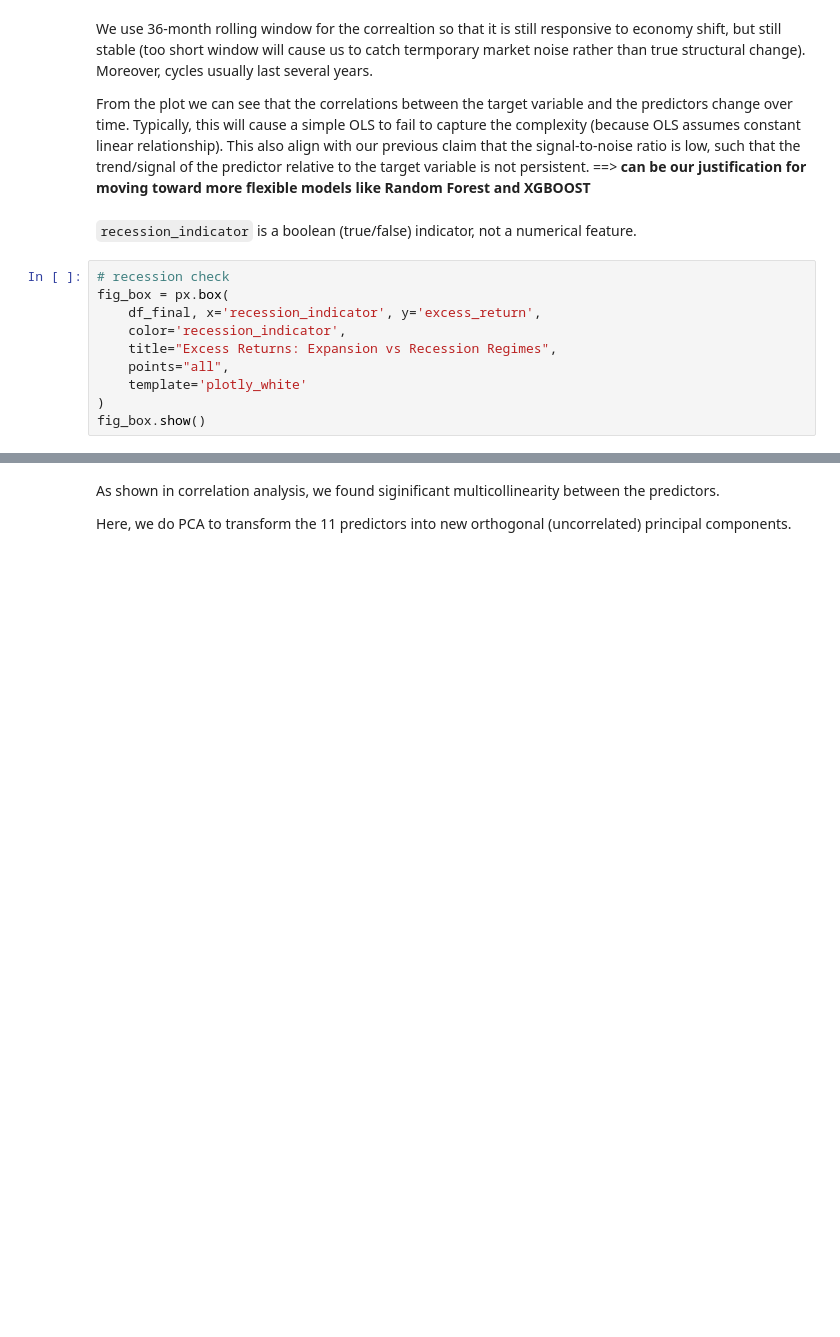
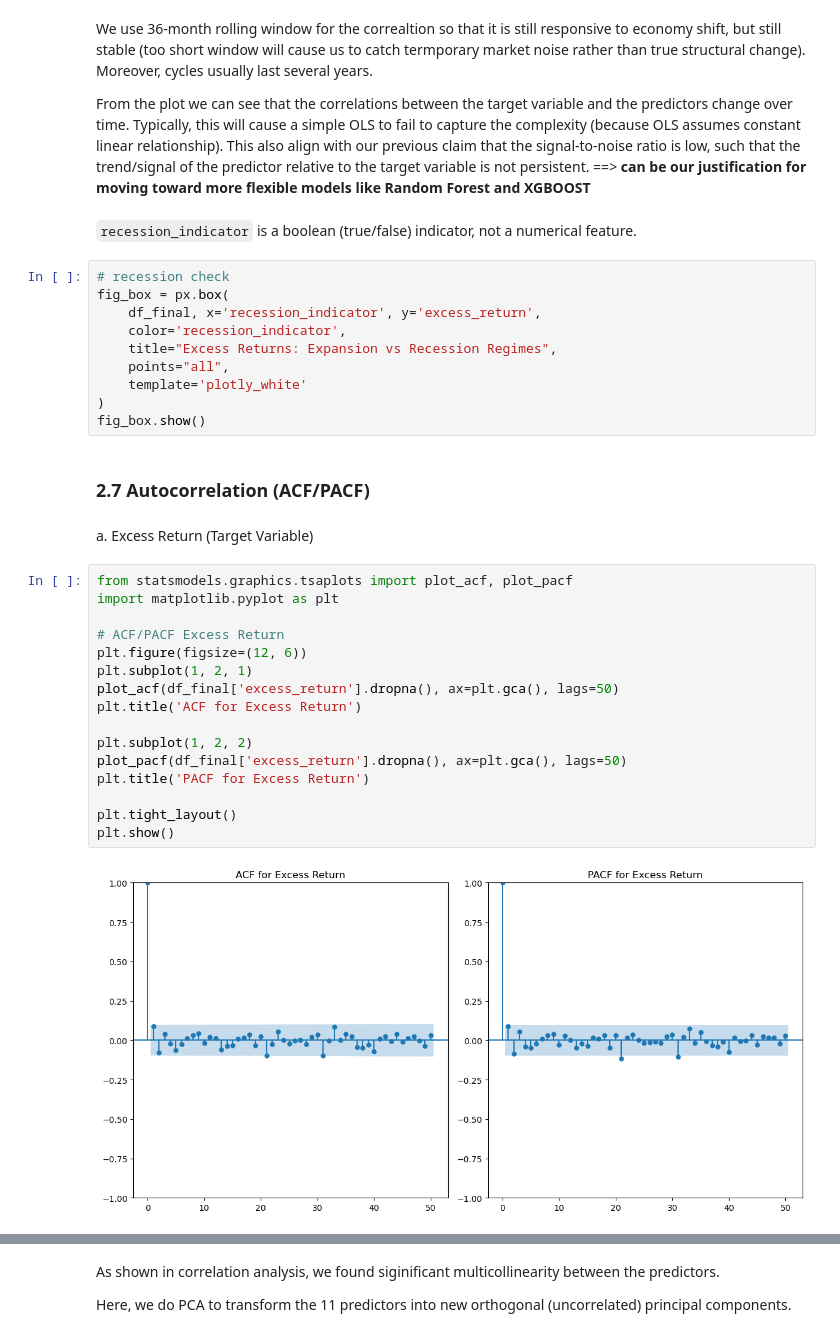
Before and after one commit to nurulputri/Big-Data_US-Treasury-Bonds-Return-Prediction, a Jupyter notebook: US Treasury Bond Return Prediction.ipynb, the cells around one changed output, grey strips where cells are left out. Saved outputs shown, nothing was run; the diff lists cells and outputs as text; blank space fills up the shorter version.

Commit message:
move parts from phase1 subnotebook, add adjustment on ACF/PACF and PCA

```diff
--- a/US Treasury Bond Return Prediction.ipynb
+++ b/US Treasury Bond Return Prediction.ipynb
@@ -626,3 +665,25 @@ fig_box = px.box(
     template='plotly_white'
 )
 fig_box.show()
+# %% [markdown]
+### 2.7 Autocorrelation (ACF/PACF)
+# %% [markdown]
+a. Excess Return (Target Variable)
+# %%
+from statsmodels.graphics.tsaplots import plot_acf, plot_pacf
+import matplotlib.pyplot as plt
+
+# ACF/PACF Excess Return
+plt.figure(figsize=(12, 6))
+plt.subplot(1, 2, 1)
+plot_acf(df_final['excess_return'].dropna(), ax=plt.gca(), lags=50)
+plt.title('ACF for Excess Return')
+
+plt.subplot(1, 2, 2)
+plot_pacf(df_final['excess_return'].dropna(), ax=plt.gca(), lags=50)
+plt.title('PACF for Excess Return')
+
+plt.tight_layout()
+plt.show()
+# %% [output]
+[figure, added]
```
Also changed, not shown: parts of 29 cells of this notebook.
